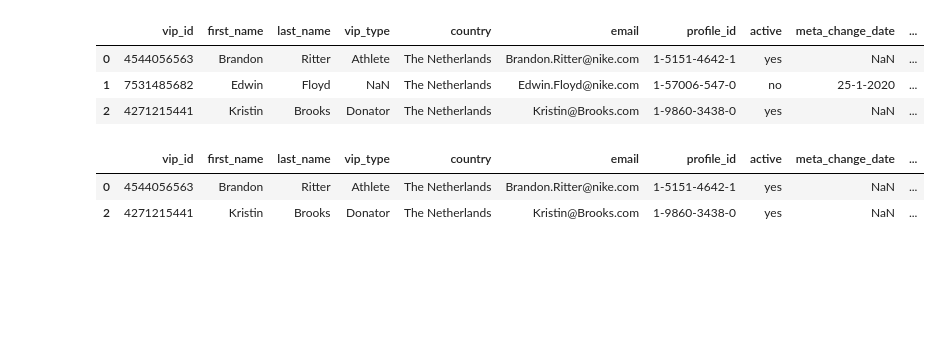
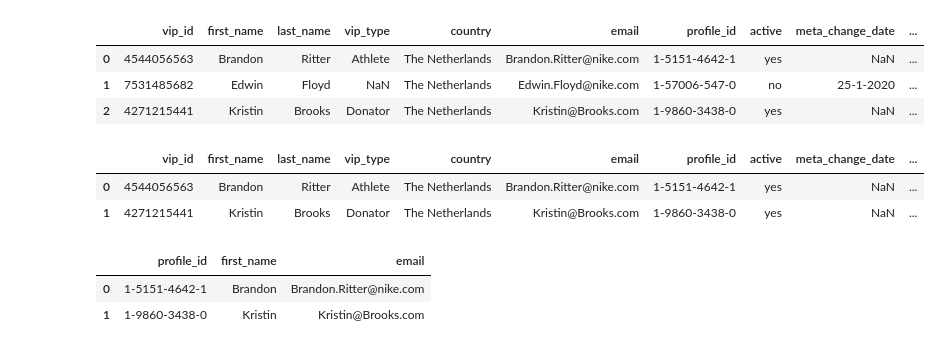
Before and after one commit to MWFK/Nike_Case_Assignments, a Jupyter notebook: VIP_promotion_Python_Version.ipynb, the cells around one changed output. Cells and saved outputs as stored; diff of their text form; code cells hidden in the pictures; blank space fills up the shorter version.

```diff
--- a/VIP_promotion_Python_Version.ipynb
+++ b/VIP_promotion_Python_Version.ipynb
@@ -189,7 +190,7 @@ df_vips_mapping
 | 9 | 4711973834 | 1-59971-953-3 | yes | NaN | NaN |
 # %%
 # Only keep VIP's currently based in the Netherlands
-df_vips_1101 = df_vips_1101.loc[df_vips_1101['country'] == 'The Netherlands']
+df_vips_1101 = df_vips_1101.loc[df_vips_1101['country'] == 'The Netherlands'].reset_index(drop=True)
 df_vips_1101
 # %% [output]
 |  | vip_id | first_name | last_name | vip_type | country | email |
@@ -215,7 +216,7 @@ df_vips_mapping.head()
 # %%
 # Merge df_vips_mapping with df_vips_1101 using 'vip_id'
 
-df_vips_1101_mapped = pd.merge(df_vips_1101, df_vips_mapping, on='vip_id', how='left')
+df_vips_1101_mapped = pd.merge(df_vips_1101, df_vips_mapping, on='vip_id', how='left').reset_index(drop=True)
 df_vips_1101_mapped
 # %% [output]
 |  | vip_id | first_name | last_name | vip_type | country | email | profile_id | active | meta_change_date | ... |
@@ -225,13 +226,17 @@ df_vips_1101_mapped
 # %%
 # Only keep active VIP's
 
-df_vips_1101_mapped = df_vips_1101_mapped.loc[df_vips_1101_mapped['active'] == 'yes']
+df_vips_1101_mapped = df_vips_1101_mapped.loc[df_vips_1101_mapped['active'] == 'yes'].reset_index(drop=True)
 df_vips_1101_mapped
 # %% [output]
 |  | vip_id | first_name | last_name | vip_type | country | email | profile_id | active | meta_change_date | ... |
 | 0 | 4544056563 | Brandon | Ritter | Athlete | The Netherlands | Brandon.Ritter@nike.com | 1-5151-4642-1 | yes | NaN | ... |
-| 2 | 4271215441 | Kristin | Brooks | Donator | The Netherlands | Kristin@Brooks.com | 1-9860-3438-0 | yes | NaN | ... |
+| 1 | 4271215441 | Kristin | Brooks | Donator | The Netherlands | Kristin@Brooks.com | 1-9860-3438-0 | yes | NaN | ... |
 # %%
 cols = ['profile_id', 'first_name', 'email']
 df_vips_1101_mapped = df_vips_1101_mapped[cols]
 df_vips_1101_mapped
+# %% [output]
+|  | profile_id | first_name | email |
+| 0 | 1-5151-4642-1 | Brandon | Brandon.Ritter@nike.com |
+| 1 | 1-9860-3438-0 | Kristin | Kristin@Brooks.com |
```
Also changed, not shown: parts of 7 cells of this notebook.
